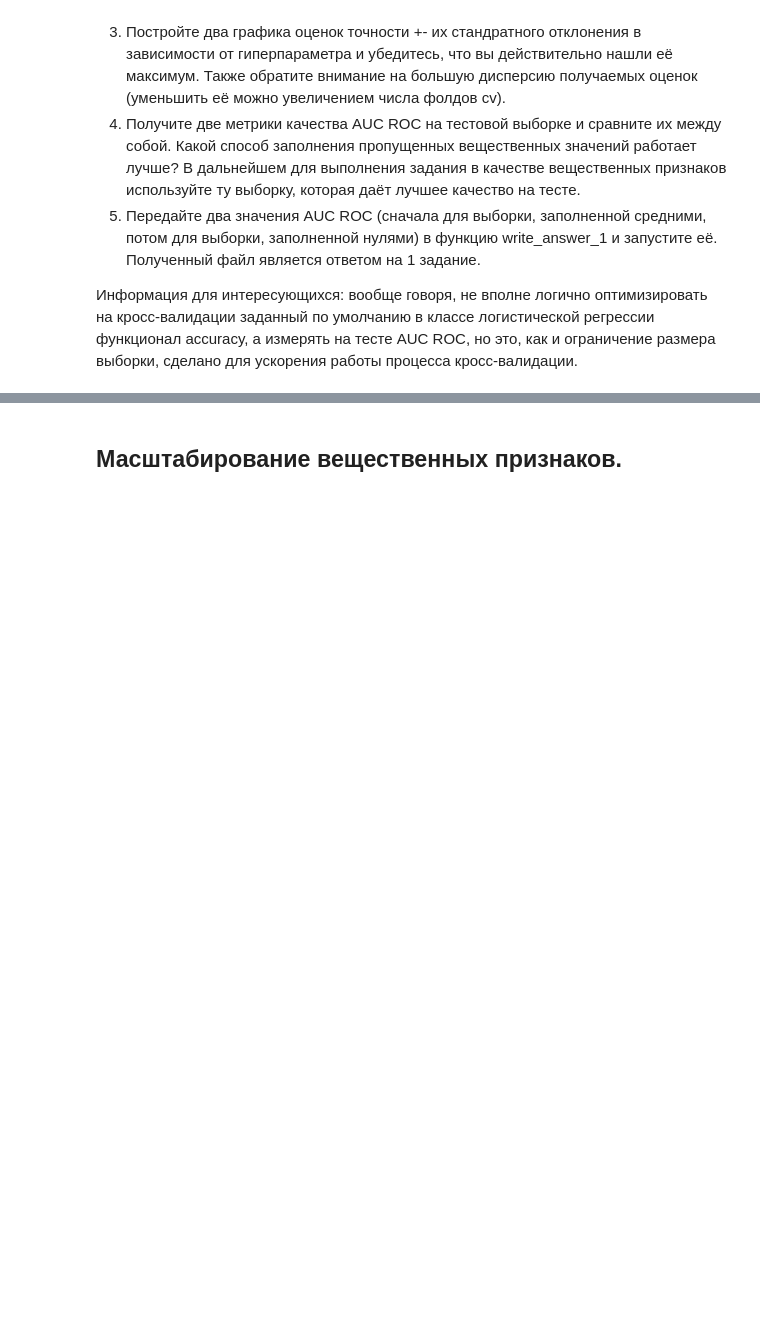
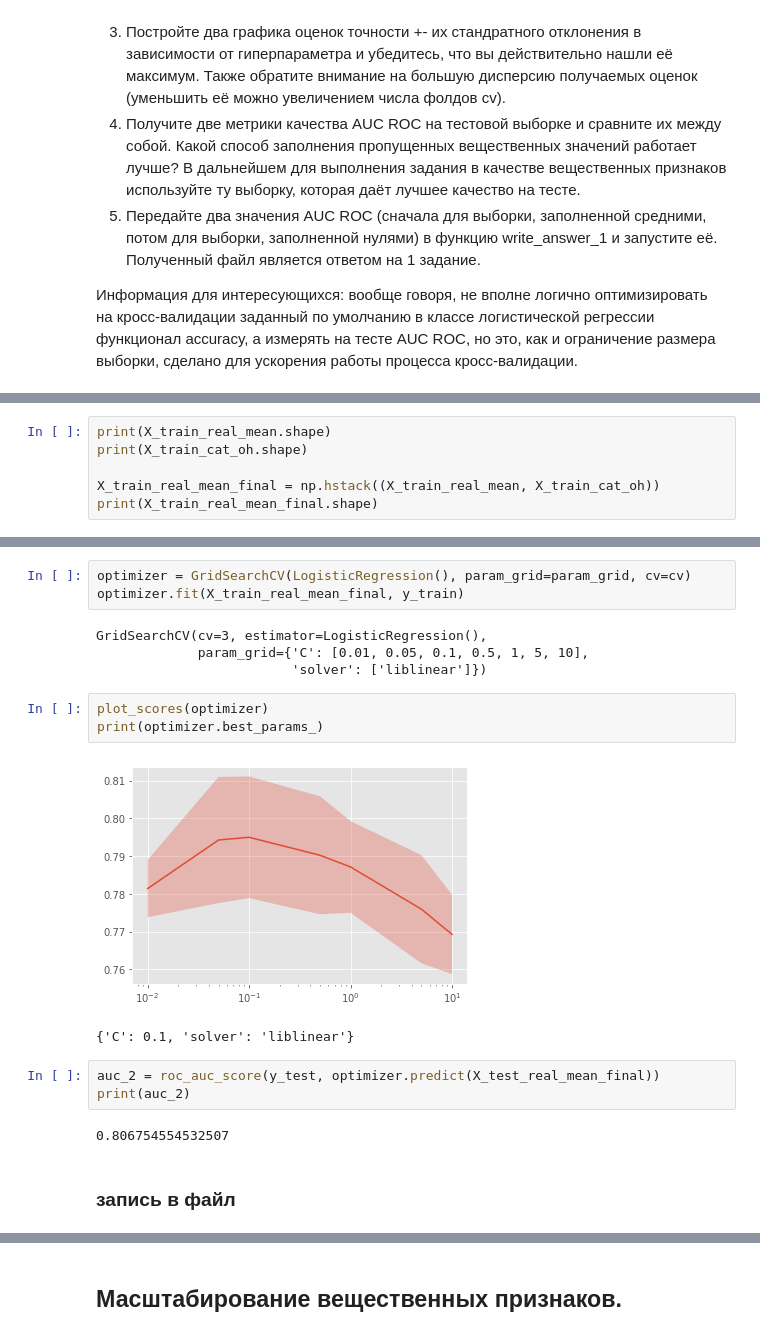
Before and after one commit to SmirnovAlexander/MachineLearningDataAnalysis, a Jupyter notebook: SupervisedLearning/3.DataPreprocessingLogisticRegression/DataPreprocessingLogisticRegression.ipynb, the cells around one changed output, grey strips where cells are left out. Drawn from its saved outputs; the diff is of its cells as text; blank space fills up the shorter version.

```diff
--- a/SupervisedLearning/3.DataPreprocessingLogisticRegression/DataPreprocessingLogisticRegression.ipynb
+++ b/SupervisedLearning/3.DataPreprocessingLogisticRegression/DataPreprocessingLogisticRegression.ipynb
@@ -410,0 +467,6 @@ cv = 3
+# %%
+print(X_train_real_mean.shape)
+print(X_train_cat_oh.shape)
+
+X_train_real_mean_final = np.hstack((X_train_real_mean, X_train_cat_oh))
+print(X_train_real_mean_final.shape)
@@ -410,0 +487,20 @@ cv = 3
+# %%
+optimizer = GridSearchCV(LogisticRegression(), param_grid=param_grid, cv=cv)
+optimizer.fit(X_train_real_mean_final, y_train)
+# %% [output]
+GridSearchCV(cv=3, estimator=LogisticRegression(),
+             param_grid={'C': [0.01, 0.05, 0.1, 0.5, 1, 5, 10],
+                         'solver': ['liblinear']})
+# %%
+plot_scores(optimizer)
+print(optimizer.best_params_)
+# %% [output]
+[figure, added]
+{'C': 0.1, 'solver': 'liblinear'}
+# %%
+auc_2 = roc_auc_score(y_test, optimizer.predict(X_test_real_mean_final))
+print(auc_2)
+# %% [output]
+0.806754554532507
+# %% [markdown]
+### запись в файл
```
Also changed, not shown: parts of 14 cells of this notebook, 1 other file.
